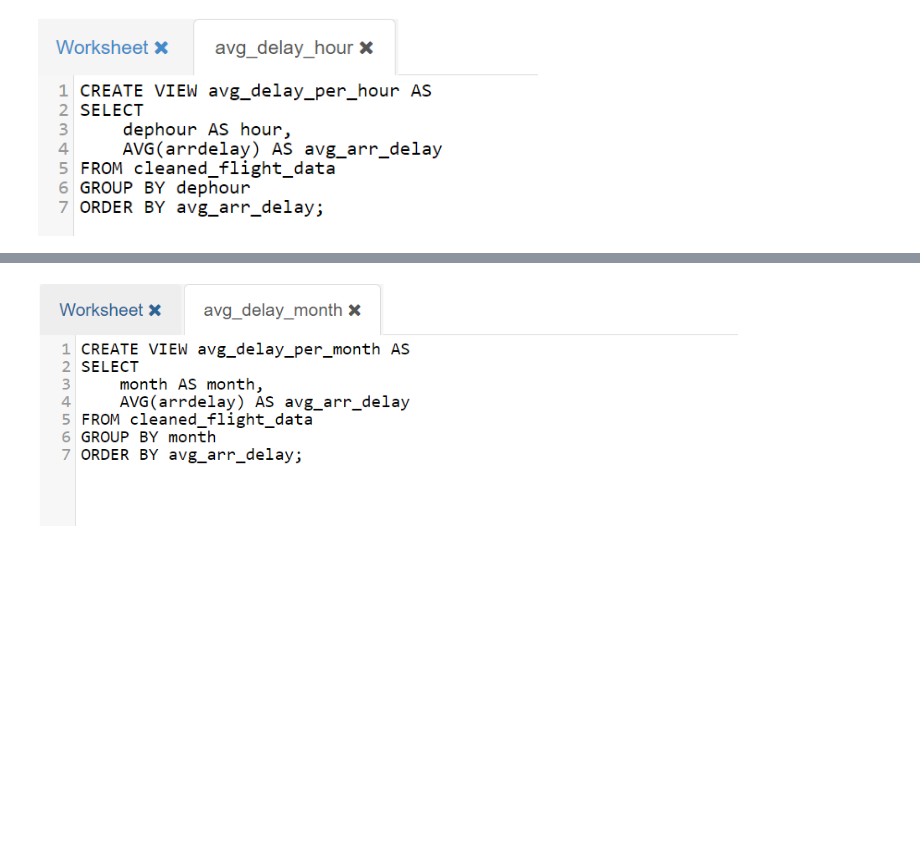
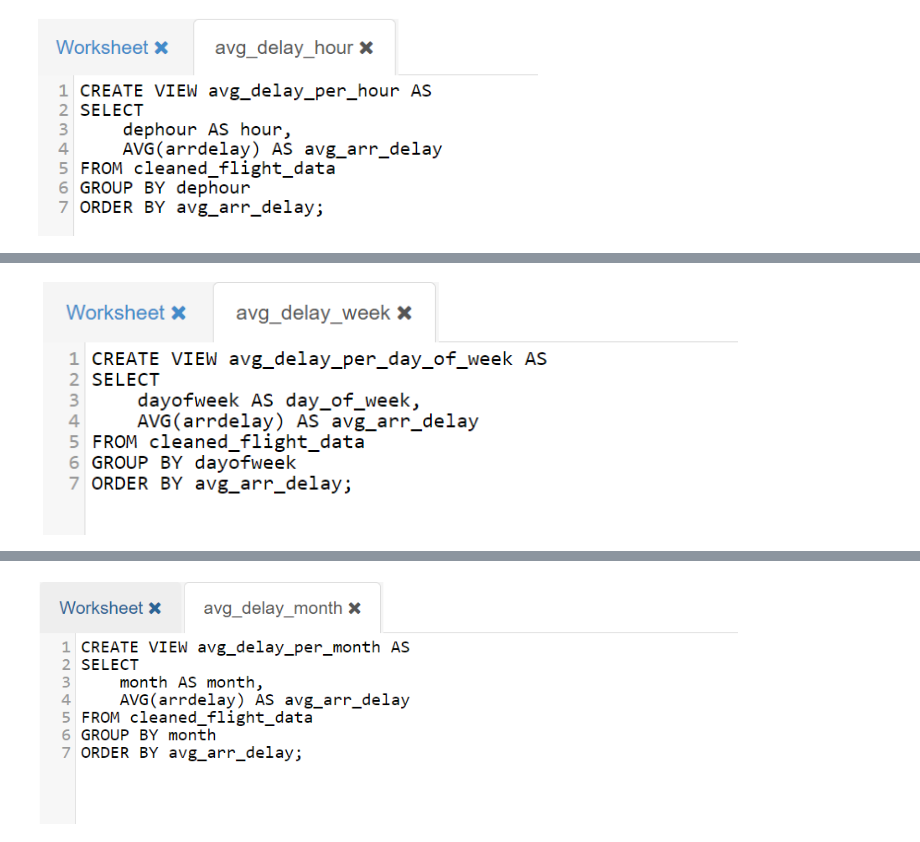
Before and after one commit to radzmi/Data_Management, a Jupyter notebook: Project2.ipynb, the cells around one changed output, grey strips where cells are left out. Saved outputs shown, nothing was run; the diff lists cells and outputs as text; code cells hidden in the pictures; blank space fills up the shorter version.

```diff
--- a/Project2.ipynb
+++ b/Project2.ipynb
@@ -26,0 +76,4 @@ Image('SS/delay_hour.png', width =500)
+# %%
+Image('SS/delay_week.png', width =700)
+# %% [output]
+[figure, added]
```
Also changed, not shown: parts of 13 cells of this notebook.
